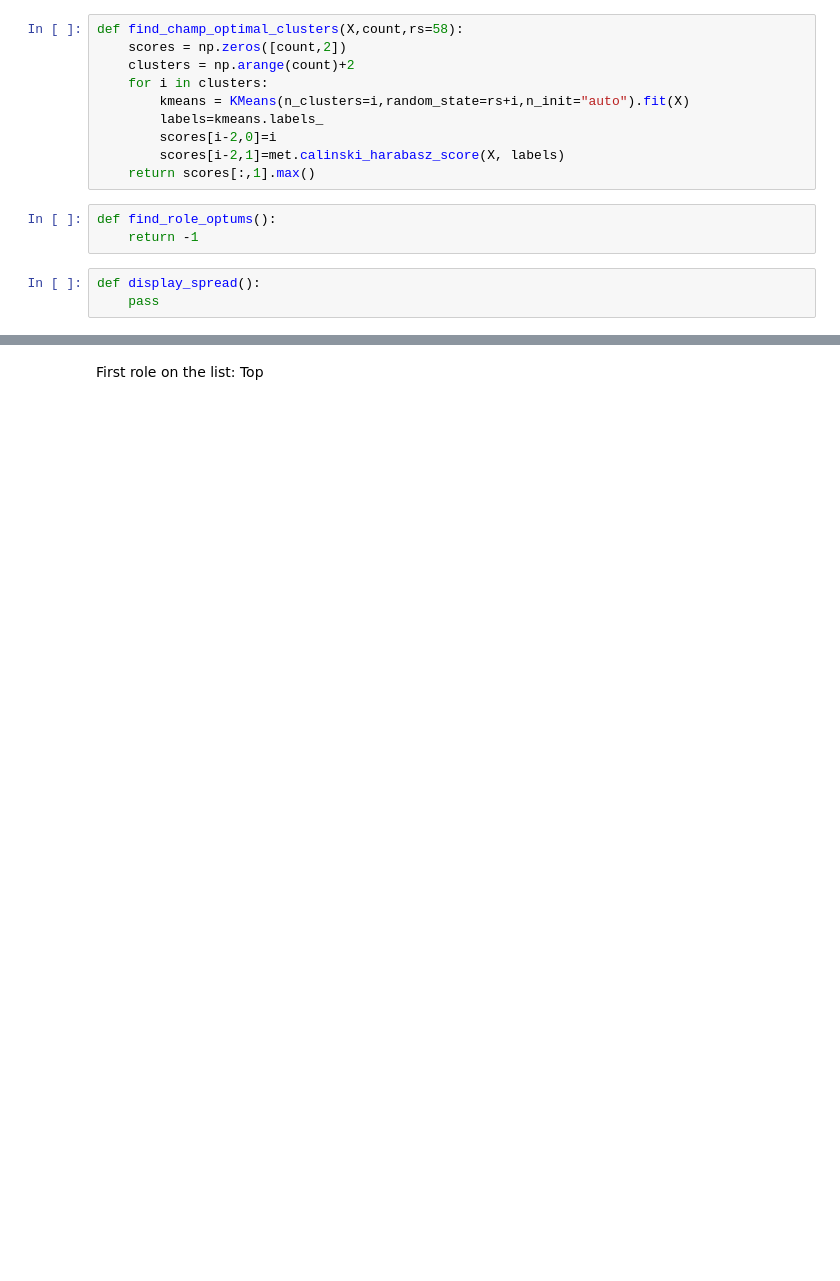
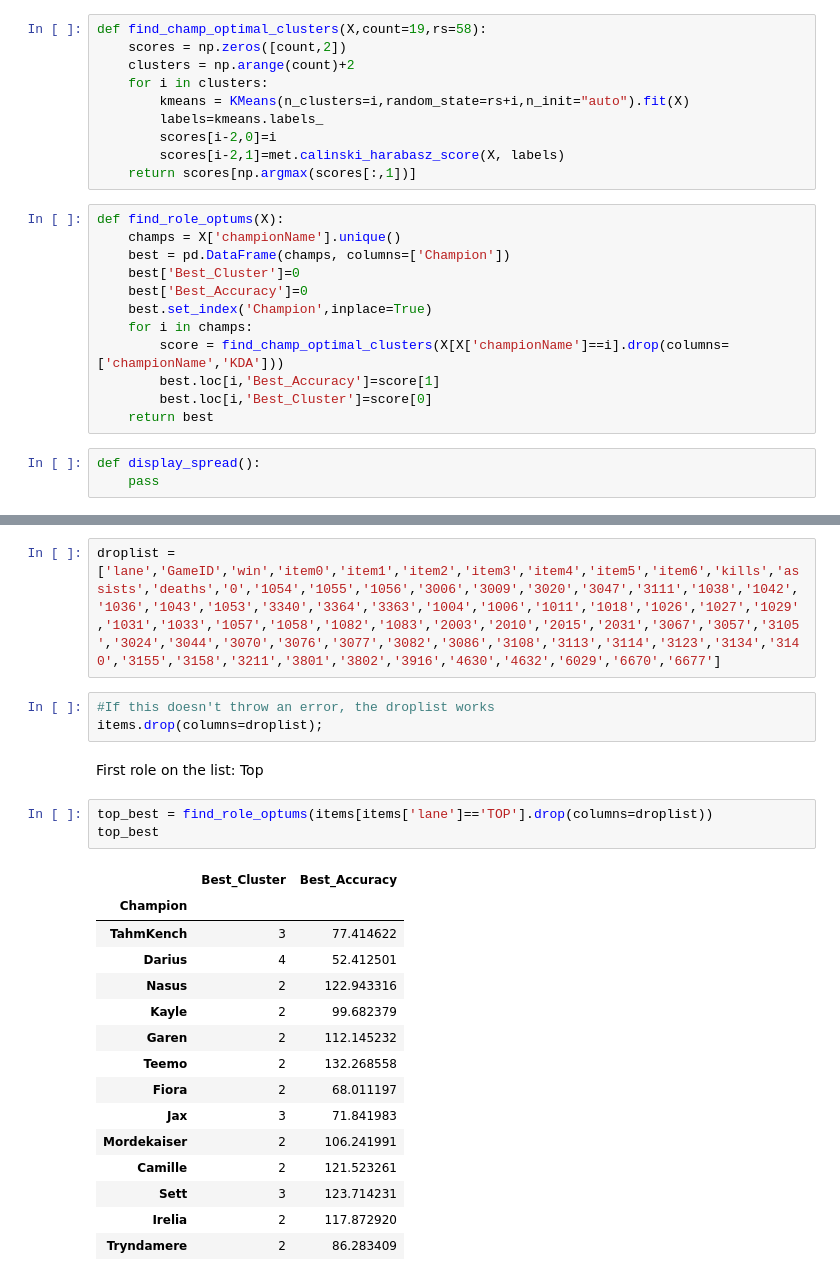
Before and after one commit to greenbird76/DSCI235_Final_Project, a Jupyter notebook: Clustering.ipynb, the cells around one changed output, grey strips where cells are left out. Saved outputs shown, nothing was run; the diff lists cells and outputs as text; blank space fills up the shorter version.

Commit message:
Finished the role and champion cluster optimizers

```diff
--- a/Clustering.ipynb
+++ b/Clustering.ipynb
@@ -139,7 +139,7 @@ There remains little variation amongst the Davies-Bouldin Index though it does s
 ## Analysis for the Whole Data Set
 Moving on from just Ashe, the point of this inquiry is to see if *League* players adapt their item choices to the game state. This will require identifying the optimal number of clusters for each champion/role combination and then seeing if those clusters have any meaningful difference in mean KDA. To do this, I will use a nested for-loop, since that's what we did in CS345 and I can't think of a vectorized approach. Since this will have serious run-time repercussions, I've decided to divide the processing up by role. This will also allow in-role comparisons, which are independently valuable.
 # %%
-def find_champ_optimal_clusters(X,count,rs=58):
+def find_champ_optimal_clusters(X,count=19,rs=58):
     scores = np.zeros([count,2])
     clusters = np.arange(count)+2
     for i in clusters:
@@ -147,10 +147,19 @@ def find_champ_optimal_clusters(X,count,rs=58):
         labels=kmeans.labels_
         scores[i-2,0]=i
         scores[i-2,1]=met.calinski_harabasz_score(X, labels)
-    return scores[:,1].max()
+    return scores[np.argmax(scores[:,1])]
 # %%
-def find_role_optums():
-    return -1
+def find_role_optums(X):
+    champs = X['championName'].unique()
+    best = pd.DataFrame(champs, columns=['Champion'])
+    best['Best_Cluster']=0
+    best['Best_Accuracy']=0
+    best.set_index('Champion',inplace=True)
+    for i in champs:
+        score = find_champ_optimal_clusters(X[X['championName']==i].drop(columns=['championName','KDA']))
+        best.loc[i,'Best_Accuracy']=score[1]
+        best.loc[i,'Best_Cluster']=score[0]
+    return best
 # %%
 def display_spread():
     pass
@@ -157,2 +168,26 @@ def display_spread():
+# %%
+droplist = ['lane','GameID','win','item0','item1','item2','item3','item4','item5','item6','kills','assists','deaths','0','1054','1055','1056','3006','3009','3020','3047','3111','1038','1042','1036','1043','1053','3340','3364','3363','1004','1006','1011','1018','1026','1027','1029','1031','1033','1057','1058','1082','1083','2003','2010','2015','2031','3067','3057','3105','3024','3044','3070','3076','3077','3082','3086','3108','3113','3114','3123','3134','3140','3155','3158','3211','3801','3802','3916','4630','4632','6029','6670','6677']
+# %%
+#If this doesn't throw an error, the droplist works
+items.drop(columns=droplist);
 # %% [markdown]
 First role on the list: Top
+# %%
+top_best = find_role_optums(items[items['lane']=='TOP'].drop(columns=droplist))
+top_best
+# %% [output]
+|  | Best_Cluster | Best_Accuracy |
+| Champion |  |  |
+| TahmKench | 3 | 77.414622 |
+| Darius | 4 | 52.412501 |
+| Nasus | 2 | 122.943316 |
+| Kayle | 2 | 99.682379 |
+| Garen | 2 | 112.145232 |
+| Teemo | 2 | 132.268558 |
+| Fiora | 2 | 68.011197 |
+| Jax | 3 | 71.841983 |
+| Mordekaiser | 2 | 106.241991 |
+| Camille | 2 | 121.523261 |
+| Sett | 3 | 123.714231 |
+| Irelia | 2 | 117.872920 |
+| Tryndamere | 2 | 86.283409 |
```
Also changed, not shown: parts of 1 cell of this notebook.
